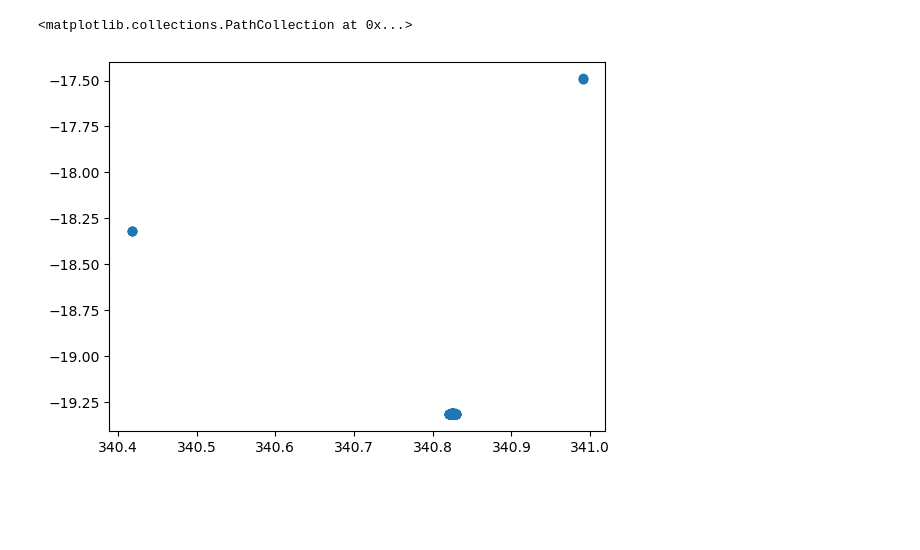
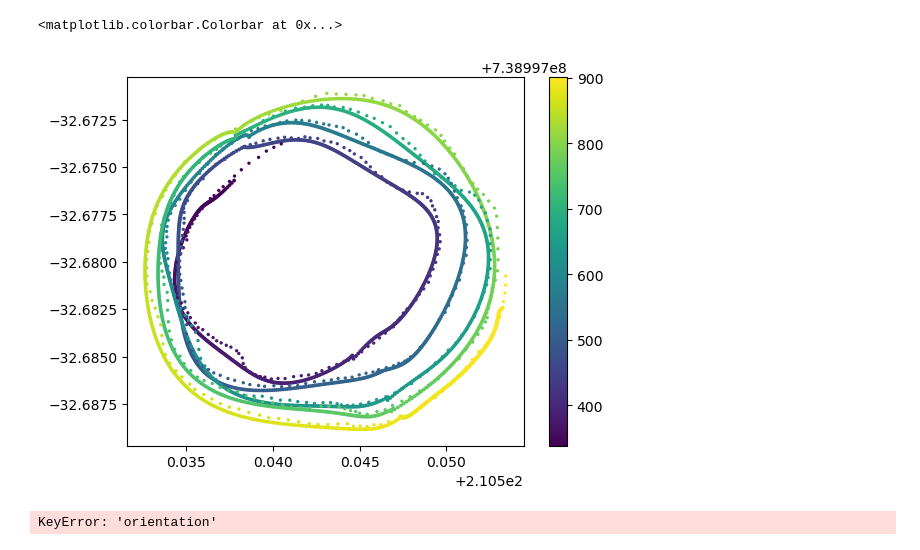
Before and after one commit to MillionConcepts/glcat, a Jupyter notebook: aspect.ipynb, the cells around one changed output. Cells and saved outputs as stored; diff of their text form; code cells hidden in the pictures; blank space fills up the shorter version.

```diff
--- a/aspect.ipynb
+++ b/aspect.ipynb
@@ -2,12 +2,13 @@
 import matplotlib.pyplot as plt
 import pandas as pd
 from pyarrow import parquet
+import numpy as np
 
-
-eclipse = 1696
+eclipse = 580
 
 og_aspect = parquet.read_table('/home/bekah/gPhoton2/gPhoton/aspect/aspect.parquet',
                                   filters=[('eclipse','==',eclipse)]).to_pandas()
 
-
-plt.scatter(og_aspect['ra'],og_aspect['dec'])
+og_aspect.to_csv("og_580.csv")
+new_asp = parquet.read_table('/home/bekah/gPhoton2/gPhoton/aspect/aspect2.parquet',
+                                  filters=[('eclipse','==',eclipse)]).to_pandas()
@@ -17,10 +14,0 @@ plt.scatter(og_aspect['ra'],og_aspect['dec'])
-# %%
-
-new = parquet.read_table('/home/bekah/gPhoton2/gPhoton/aspect/aspect2.parquet',
-                                  filters=[('eclipse','==',eclipse)]).to_pandas()
-
-
-plt.scatter(new['ra'],new['dec'])
-# %% [output]
-<matplotlib.collections.PathCollection at 0x...>
-[figure, removed]
@@ -26,0 +24,13 @@ plt.scatter(new['ra'],new['dec'])
+# %%
+plt.scatter(new_asp['ra'],new_asp['dec'],c=new_asp['time'],s=3)
+plt.scatter(og_aspect['ra'],og_aspect['dec'],c=og_aspect['time'],s=2)
+plt.colorbar()
+# %% [output]
+<matplotlib.colorbar.Colorbar at 0x...>
+[figure, added]
+# %%
+plt.scatter(new_asp['time'],new_asp['roll'],s=3)
+plt.scatter(og_aspect['time'],og_aspect['roll'],s=2)
+plt.colorbar()
+# %% [output]
+KeyError: 'orientation'
```
Also changed, not shown: parts of 12 cells of this notebook, 4 other files.
